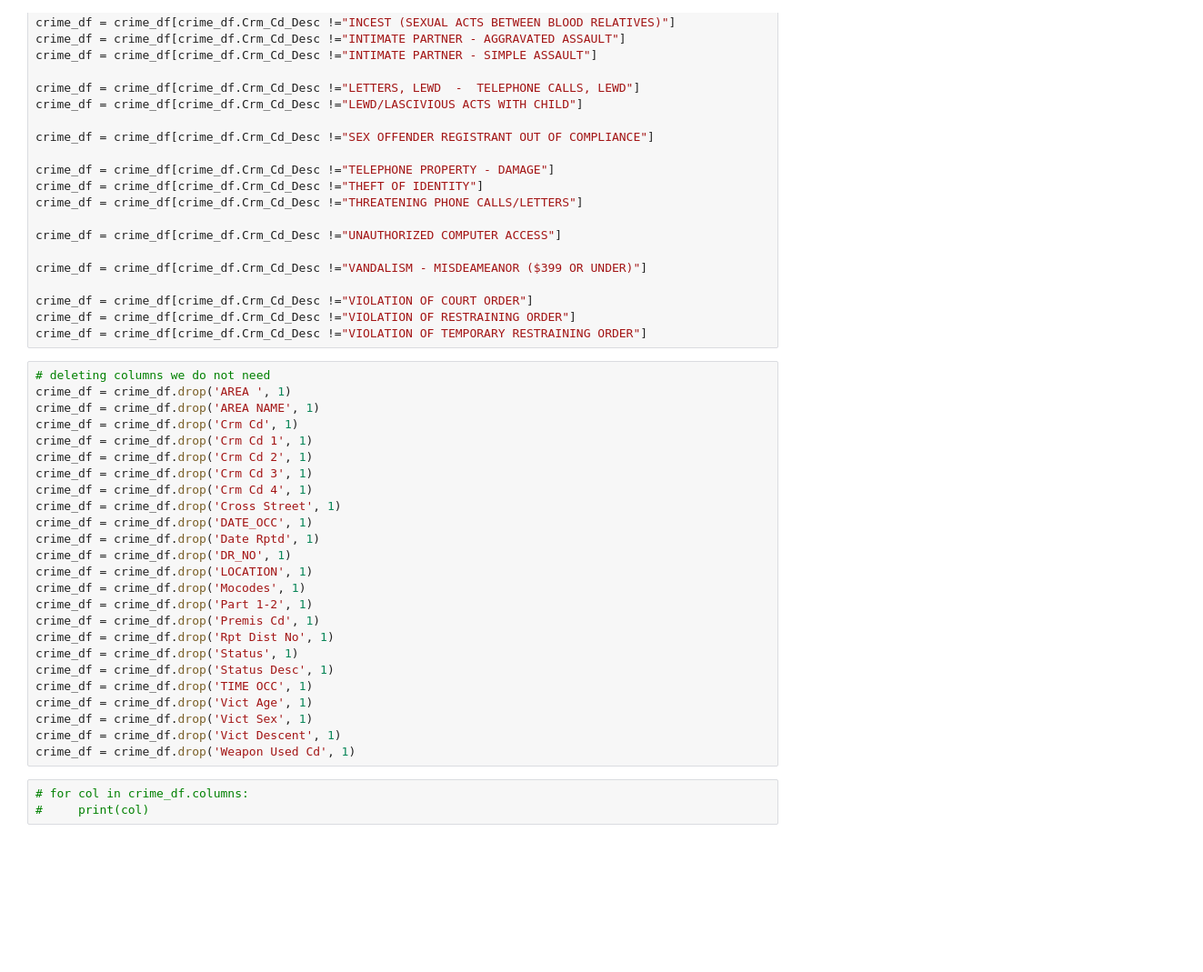
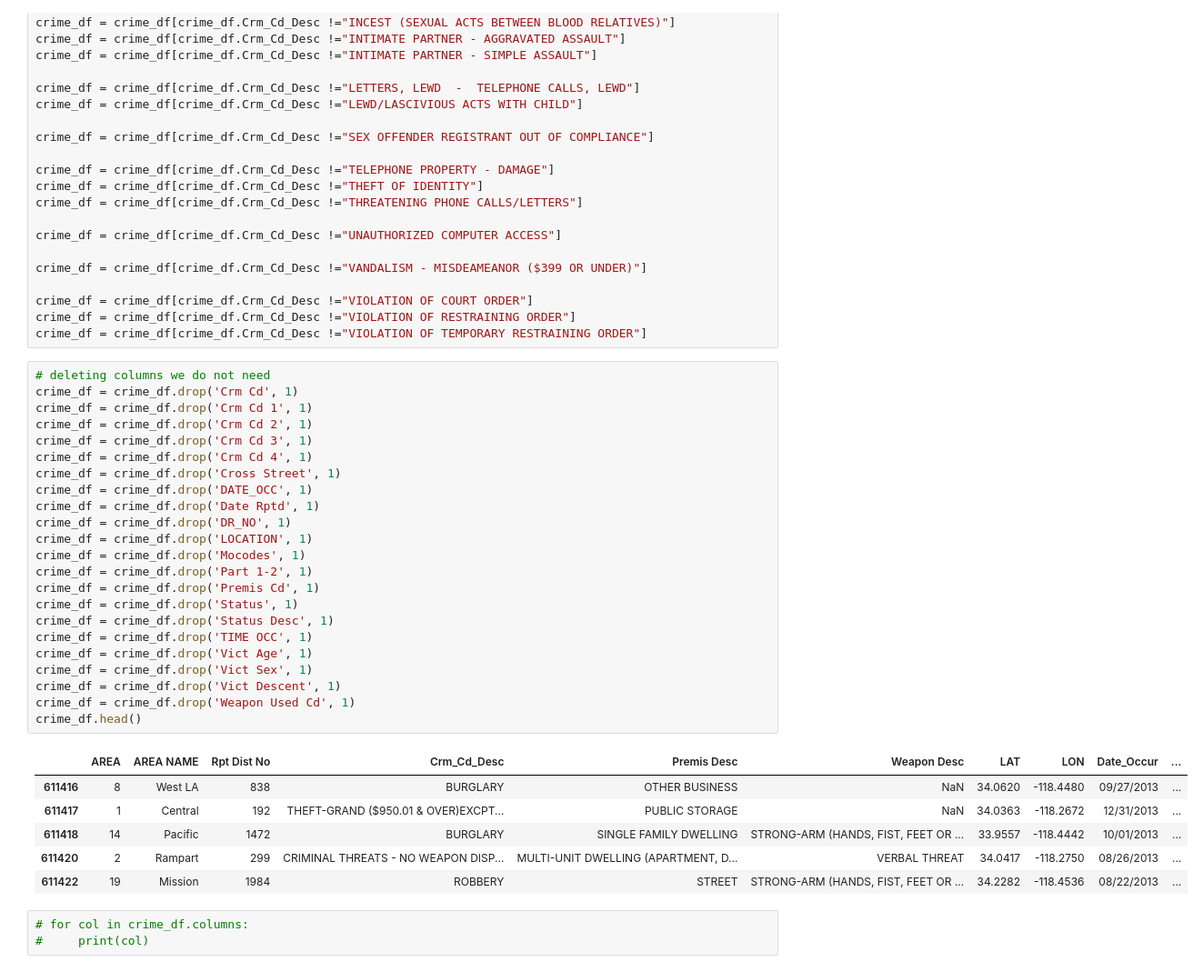
Before and after one commit to kidik425/18-Project_2, a Jupyter notebook: ETL/Project 2.ipynb, the cells around one changed output. Shown: that part at 91% size. Cells and saved outputs as stored; diff of their text form; blank space fills up the shorter version.

```diff
--- a/ETL/Project 2.ipynb
+++ b/ETL/Project 2.ipynb
@@ -92,29 +108,34 @@ crime_df = crime_df[crime_df.Crm_Cd_Desc !="VIOLATION OF RESTRAINING ORDER"]
 crime_df = crime_df[crime_df.Crm_Cd_Desc !="VIOLATION OF TEMPORARY RESTRAINING ORDER"]
 # %%
 # deleting columns we do not need
-crime_df = crime_df.drop('AREA ', 1)
-crime_df = crime_df.drop('AREA NAME', 1)
 crime_df = crime_df.drop('Crm Cd', 1)
 crime_df = crime_df.drop('Crm Cd 1', 1)
 crime_df = crime_df.drop('Crm Cd 2', 1)
 crime_df = crime_df.drop('Crm Cd 3', 1)
 crime_df = crime_df.drop('Crm Cd 4', 1)
 crime_df = crime_df.drop('Cross Street', 1)
 crime_df = crime_df.drop('DATE_OCC', 1)
 crime_df = crime_df.drop('Date Rptd', 1)
 crime_df = crime_df.drop('DR_NO', 1)
 crime_df = crime_df.drop('LOCATION', 1)
 crime_df = crime_df.drop('Mocodes', 1)
 crime_df = crime_df.drop('Part 1-2', 1)
 crime_df = crime_df.drop('Premis Cd', 1)
-crime_df = crime_df.drop('Rpt Dist No', 1)
 crime_df = crime_df.drop('Status', 1)
 crime_df = crime_df.drop('Status Desc', 1)
 crime_df = crime_df.drop('TIME OCC', 1)
 crime_df = crime_df.drop('Vict Age', 1)
 crime_df = crime_df.drop('Vict Sex', 1)
 crime_df = crime_df.drop('Vict Descent', 1)
 crime_df = crime_df.drop('Weapon Used Cd', 1)
+crime_df.head()
+# %% [output]
+|  | AREA | AREA NAME | Rpt Dist No | Crm_Cd_Desc | Premis Desc | Weapon Desc | LAT | LON | Date_Occur | ... |
+| 611416 | 8 | West LA | 838 | BURGLARY | OTHER BUSINESS | NaN | 34.0620 | -118.4480 | 09/27/2013 | ... |
+| 611417 | 1 | Central | 192 | THEFT-GRAND ($950.01 & OVER)EXCPT... | PUBLIC STORAGE | NaN | 34.0363 | -118.2672 | 12/31/2013 | ... |
+| 611418 | 14 | Pacific | 1472 | BURGLARY | SINGLE FAMILY DWELLING | STRONG-ARM (HANDS, FIST, FEET OR ... | 33.9557 | -118.4442 | 10/01/2013 | ... |
+| 611420 | 2 | Rampart | 299 | CRIMINAL THREATS - NO WEAPON DISP... | MULTI-UNIT DWELLING (APARTMENT, D... | VERBAL THREAT | 34.0417 | -118.2750 | 08/26/2013 | ... |
+| 611422 | 19 | Mission | 1984 | ROBBERY | STREET | STRONG-ARM (HANDS, FIST, FEET OR ... | 34.2282 | -118.4536 | 08/22/2013 | ... |
 # %%
 # for col in crime_df.columns:
 #     print(col)
```
Also changed, not shown: parts of 10 cells of this notebook.
